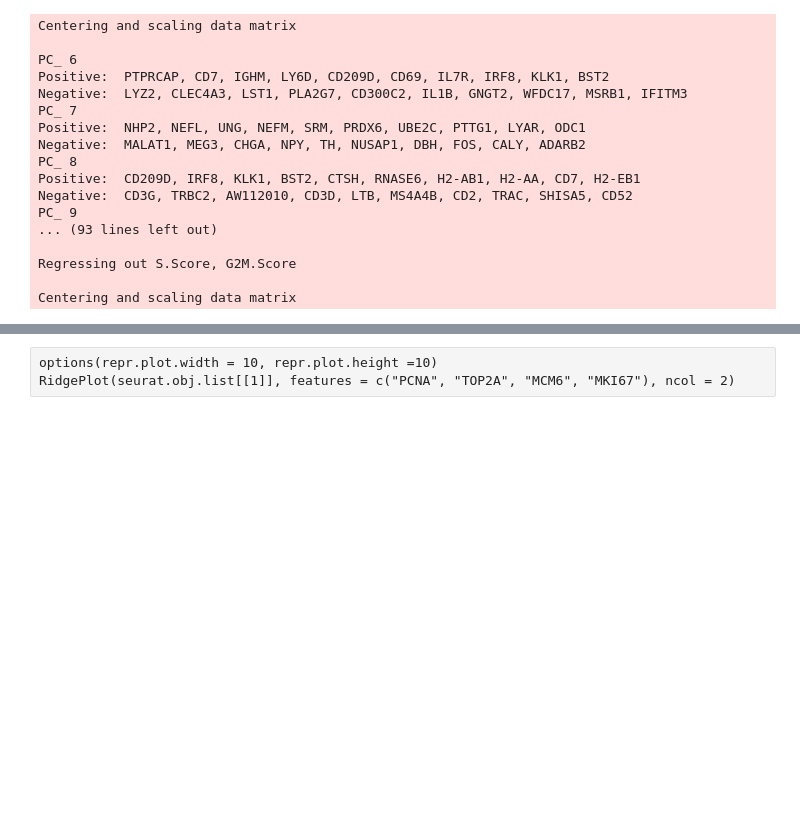
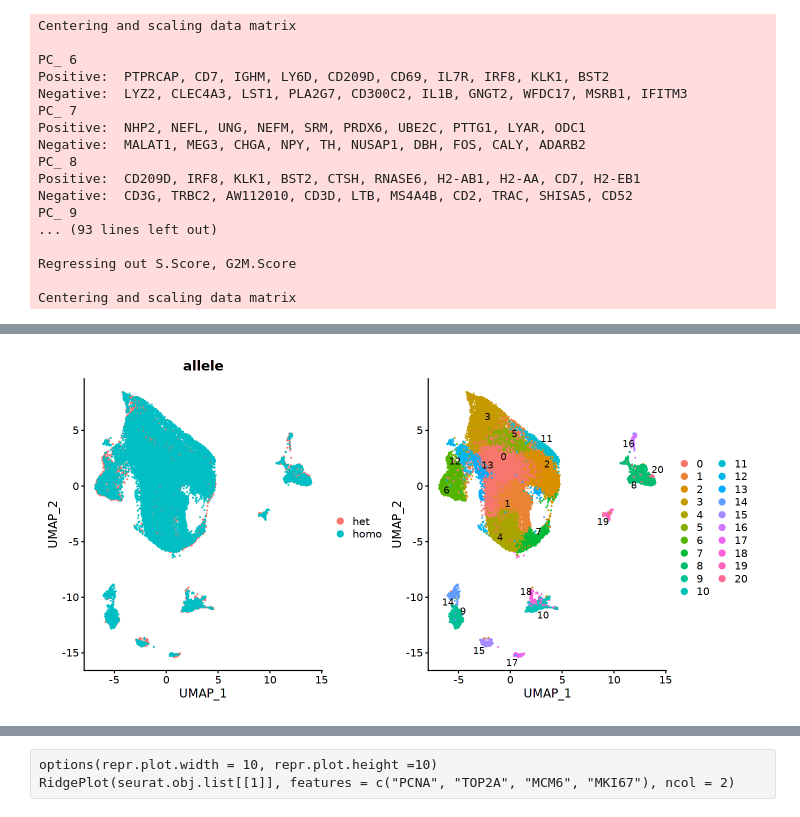
Before and after one commit to hiraksarkar/neuroblastoma_analysis, a Jupyter notebook: notebook/Cell_Cycle_Regression.ipynb, the cells around one changed output, grey strips where cells are left out. Drawn from its saved outputs; the diff is of its cells as text; code cells hidden in the pictures; blank space fills up the shorter version.

```diff
--- a/notebook/Cell_Cycle_Regression.ipynb
+++ b/notebook/Cell_Cycle_Regression.ipynb
@@ -118,0 +187,4 @@ Centering and scaling data matrix
+# %%
+ifnb.list <- SplitObject( tumor.combined , split.by = "allele")
+# %%
+features <- SelectIntegrationFeatures(object.list = ifnb.list)
@@ -118,0 +195,6 @@ Centering and scaling data matrix
+# %%
+neuro.anchors <- FindIntegrationAnchors(
+    object.list = ifnb.list,
+    anchor.features = features)
+# this command creates an 'integrated' data assay
+neuro.combined <- IntegrateData(anchorset = neuro.anchors)
@@ -118,0 +219,9 @@ Centering and scaling data matrix
+# %%
+DefaultAssay(neuro.combined) <- "integrated"
+
+# Run the standard workflow for visualization and clustering
+neuro.combined <- ScaleData(neuro.combined, verbose = FALSE)
+neuro.combined <- RunPCA(neuro.combined, npcs = 30, verbose = FALSE)
+neuro.combined <- RunUMAP(neuro.combined, reduction = "pca", dims = 1:30)
+neuro.combined <- FindNeighbors(neuro.combined, reduction = "pca", dims = 1:30)
+neuro.combined <- FindClusters(neuro.combined, resolution = 0.5)
@@ -118,0 +255,7 @@ Centering and scaling data matrix
+# %%
+options(repr.plot.height=6, repr.plot.width=12, res=150 )
+p1 <- DimPlot(neuro.combined, reduction = "umap", group.by = 'allele')
+p2 <- DimPlot(neuro.combined, reduction = "umap", label = TRUE, repel = TRUE)
+p1 + p2
+# %% [output]
+[figure, added]
```
Also changed, not shown: parts of 11 cells of this notebook.
